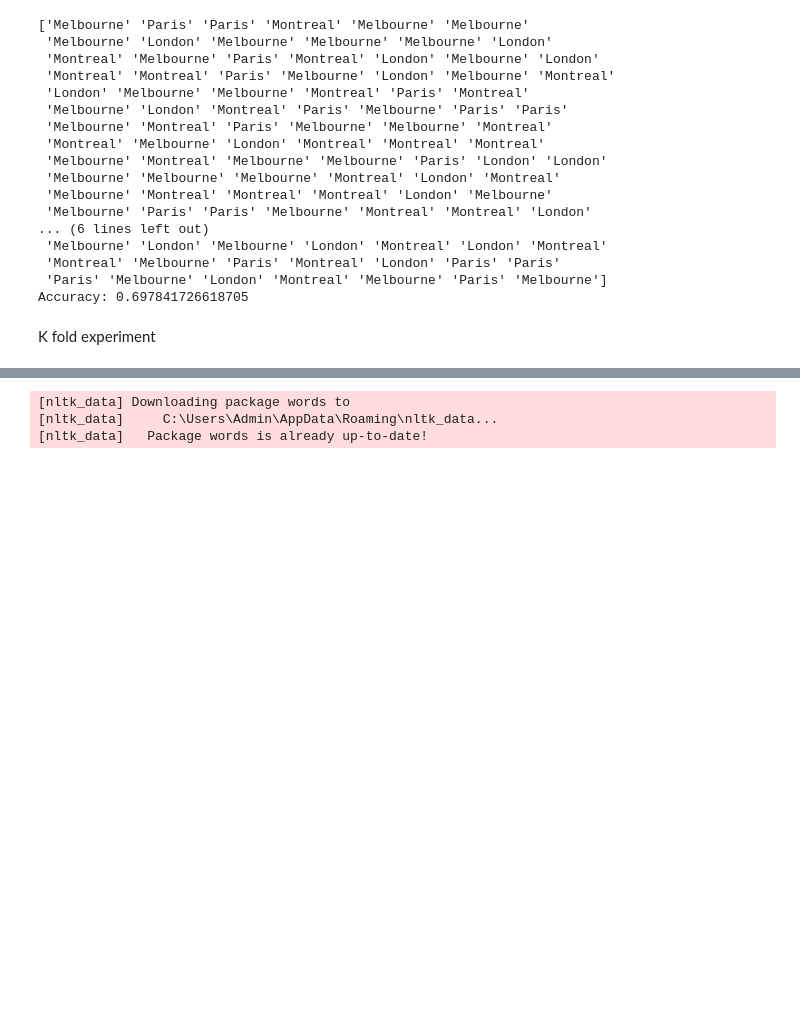
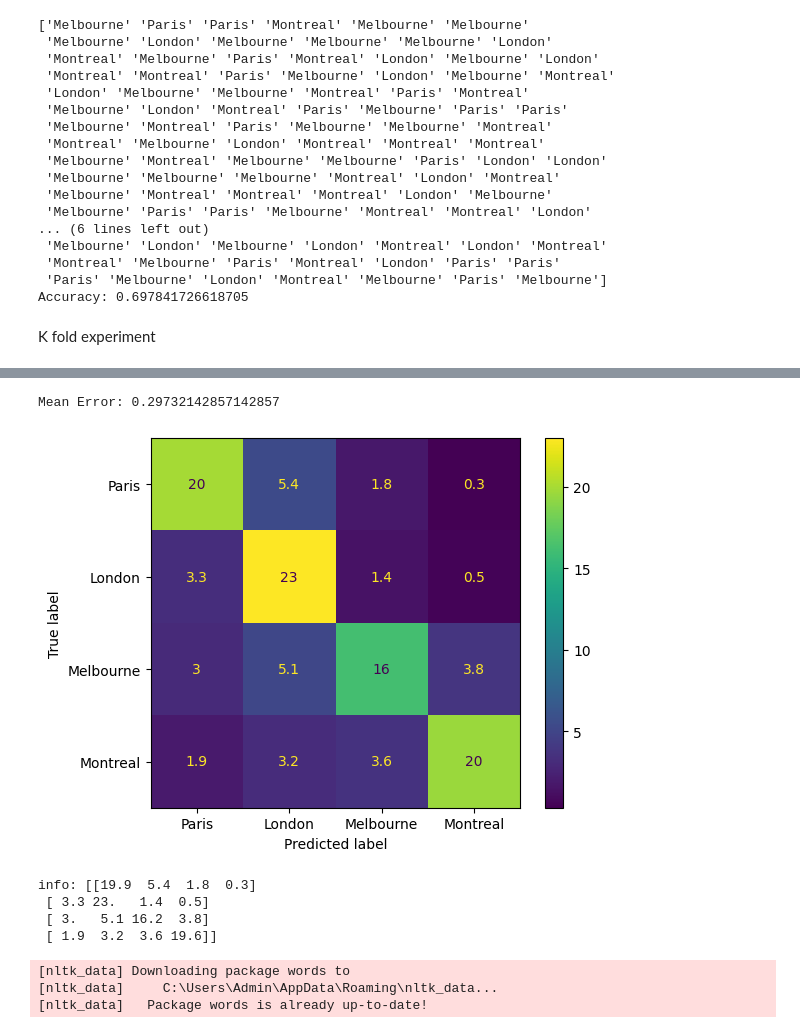
Before and after one commit to Kuzcop/551_Text_Classification_Reddit, a Jupyter notebook: NB.ipynb, the cells around one changed output, grey strips where cells are left out. Saved outputs shown, nothing was run; the diff lists cells and outputs as text; code cells hidden in the pictures; blank space fills up the shorter version.

```diff
--- a/NB.ipynb
+++ b/NB.ipynb
@@ -250,7 +251,7 @@ Accuracy: 0.6666666666666666
 # %% [markdown]
 K fold for SVM:
 # %%
-def k_fold_validation(x_train_data, y_train_data, K = 10, max_features = 3000, degree = 3, kernel = 'linear', sublinear_tf = False):
+def k_fold_validation(x_train_data, y_train_data, K = 10, max_features = 3000, degree = 3, kernel = 'linear', sublinear_tf = False, tol = 1e-3):
   assert type(x_train_data) == np.ndarray and type(y_train_data) == np.ndarray
 
   len_of_data  = len(x_train_data) - len(x_train_data) % K
@@ -258,17 +259,21 @@ def k_fold_validation(x_train_data, y_train_data, K = 10, max_features = 3000, d
   data_y       = y_train_data[:len_of_data]
   size_of_fold = len(x_train_data[:len_of_data]) // K
   validation_error = 0
+  labels = ["Paris", "London", "Melbourne", "Montreal"]
+
 
   error    = []
   pred     = []
   timings  = []
+  cm = np.zeros((len(labels), len(labels)))
+  cm_s = []
   # no_preds = []
 
   # naive_bayes = NB()
 
   for i in range(K):
 
-    support_vector = SVM(degree=degree, kernel=kernel, max_features=max_features, sublinear_tf=sublinear_tf)
+    support_vector = SVM(degree=degree, kernel=kernel, max_features=max_features, sublinear_tf=sublinear_tf, tol=tol)
 
     if i != K-1:
       validation_fold_x = data_x[i*size_of_fold:(i+1)*size_of_fold]
@@ -291,6 +296,8 @@ def k_fold_validation(x_train_data, y_train_data, K = 10, max_features = 3000, d
     timings.append(end_time - start_time)
 
     pred_valid = support_vector.predict(validation_fold_x)
+    confusion = confusion_matrix(validation_fold_y, pred_valid)
+    cm = np.add(cm, confusion)
     # no_pred = naive_bayes.no_pred
     # pred_train = naive_bayes.predict(training_folds_x)
 
@@ -305,9 +312,10 @@ def k_fold_validation(x_train_data, y_train_data, K = 10, max_features = 3000, d
 
     error.append(fold_error)
     pred.append(model_pred)
+    cm_s.append(confusion)
     # no_preds.append(no_pred)
 
-  info = {'error': error, 'pred': pred, 'time': timings}
+  info = {'error': error, 'pred': pred, 'time': timings, 'confusion_matrices':cm_s, 'average confusion matrix': cm/K}
 
   return validation_error/K, info
 # %%
@@ -485,3 +502,24 @@ NameError: name 'pd' is not defined
+# %%
+# model = SVM(max_features=5000, kernel='linear', degree=1, sublinear_tf=True)
+labels = ["Paris", "London", "Melbourne", "Montreal"]
+mean_error, info = k_fold_validation(training_data_split, training_labels_split, max_features = 10000, degree = 1, kernel = 'linear', sublinear_tf = True, tol=1e-5)
+print('Mean Error: {}'.format(mean_error))
+disp = ConfusionMatrixDisplay(confusion_matrix=info['average confusion matrix'], display_labels=labels)
+disp.plot()
+plt.show()
+print('info: {}'.format(info['average confusion matrix']))
+
+# model.train(processed_training_data, training_labels)
+# prediction = model.predict(processed_test_data)
+
+# pd.DataFrame({'Subreddit':prediction}).reset_index().rename(columns={"index": "Id"}).to_csv(path + 'hp_optimization/' + 'results_SVM_processed.csv', index=False)
+# %% [output]
+Mean Error: 0.29732142857142857
+[figure, added]
+info: [[19.9  5.4  1.8  0.3]
+ [ 3.3 23.   1.4  0.5]
+ [ 3.   5.1 16.2  3.8]
+ [ 1.9  3.2  3.6 19.6]]
 # %%
 df = pd.read_csv(path + 'dictionnaire.txt', encoding= "ISO-8859-15")
 mots = df.iloc[:,0].to_list()
```
Also changed, not shown: parts of 7 cells of this notebook, 1 other file.
